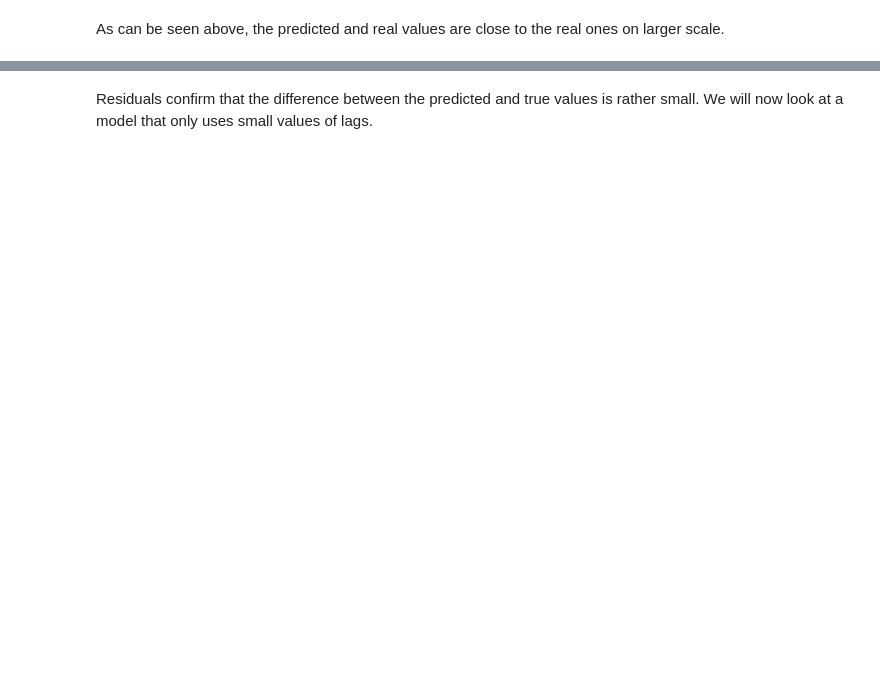
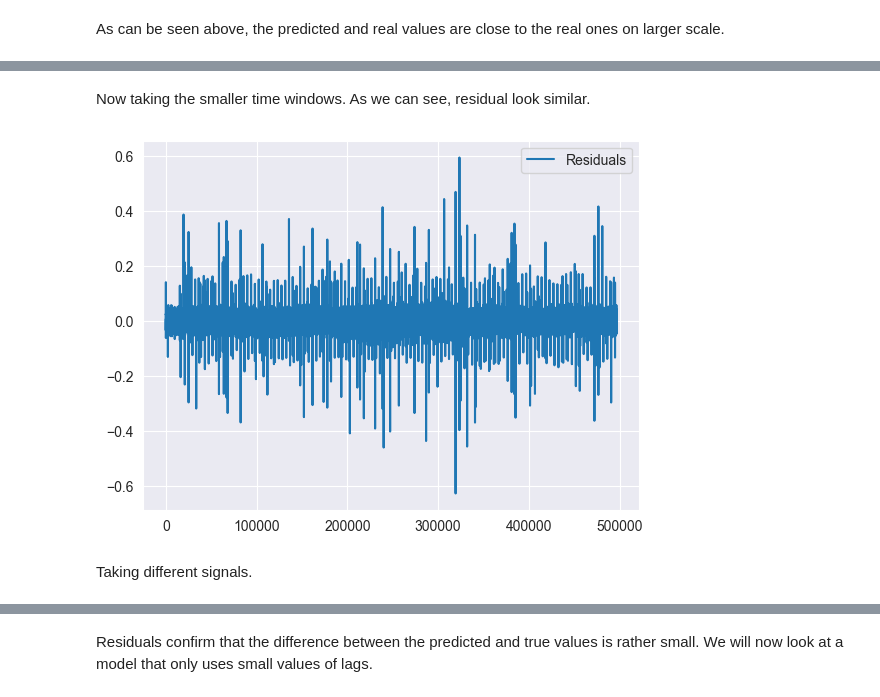
Before and after one commit to kbaran1998/CS4035-cyber-data, a Jupyter notebook: lab2/Lab2-PCA-Regression.ipynb, the cells around one changed output, grey strips where cells are left out. Saved outputs shown, nothing was run; the diff lists cells and outputs as text; code cells hidden in the pictures; blank space fills up the shorter version.

```diff
--- a/lab2/Lab2-PCA-Regression.ipynb
+++ b/lab2/Lab2-PCA-Regression.ipynb
@@ -434,0 +415,40 @@ plt.show()
+# %%
+# Use autoregression to predict the next values based on the previous ones
+
+from sklearn.linear_model import ARDRegression
+
+
+def get_features_targets(time_window_range, data, intervals=1, feature="FIT101"):
+    # Collect arrays of the features and labels
+    features = []
+    targets = []
+    signal_array = data[feature].to_numpy().squeeze()
+    for i in range(time_window_range, len(data)):
+        time_window = np.flip(signal_array[i - time_window_range:i:intervals])
+        target = signal_array[i]
+        features.append(time_window)
+        targets.append(target)
+
+    features = np.array(features)
+    targets = np.array(targets)
+    return features, targets
+
+
+def predict_and_plot(features, targets, model):
+    predictions = model.predict(features)
+    residuals = predictions - targets
+    plt.plot(residuals, label="Residuals")
+    plt.legend()
+    plt.show()
+
+
+def run_model(time_window_range, data, intervals=1, feature="FIT101"):
+    features, targets = get_features_targets(time_window_range, data, intervals, feature)
+    ard = ARDRegression()
+    ard.fit(features, targets)
+    predict_and_plot(features, targets, ard)
+    return ard
+
+
+def get_ar_residuals(targets, predictions):
+    return predictions - targets
@@ -444,0 +489,8 @@ plt.plot(train_residuals)
+# %% [markdown]
+Now taking the smaller time windows. As we can see, residual look similar.
+# %%
+ard_small = run_model(100, relevant_train_data_df)
+# %% [output]
+[figure, added]
+# %% [markdown]
+Taking different signals.
```
Also changed, not shown: parts of 59 cells of this notebook.
